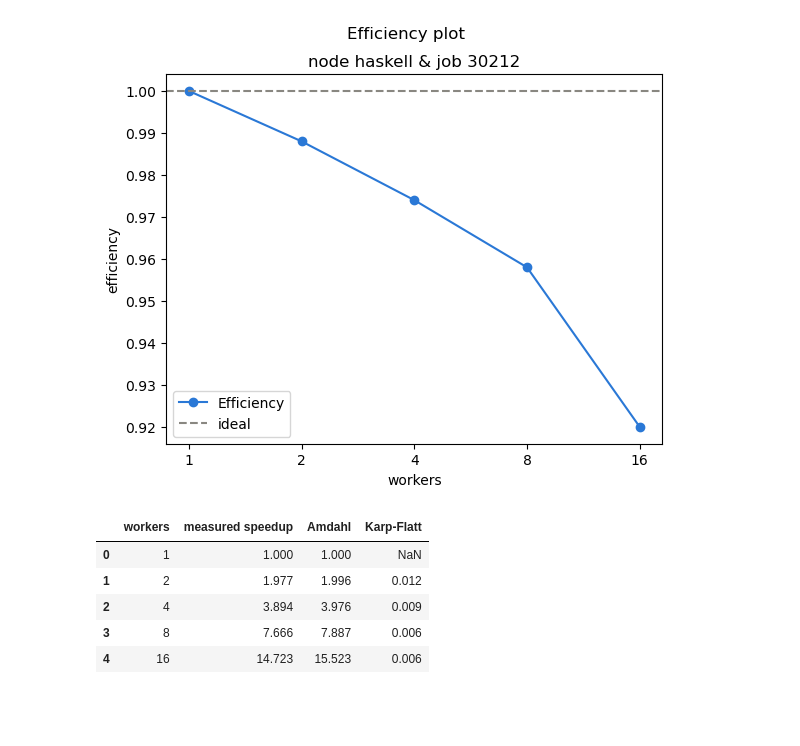
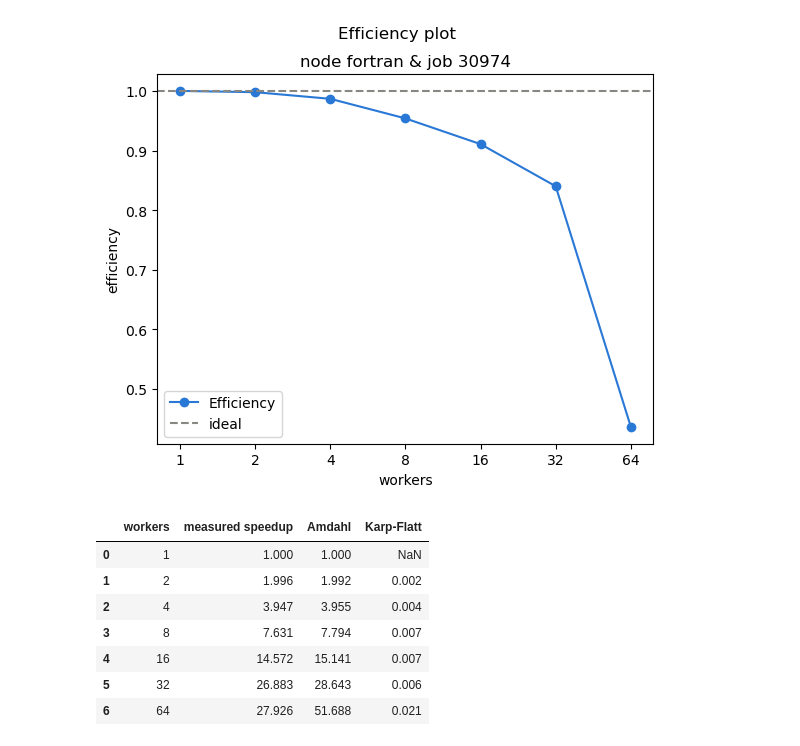
Before and after one commit to MaxTB9/ospc-lab1-a8, a Jupyter notebook: project/analysis/scaling.ipynb, the cells around one changed output. Saved outputs shown, nothing was run; the diff lists cells and outputs as text; code cells hidden in the pictures; blank space fills up the shorter version.

```diff
--- a/project/analysis/scaling.ipynb
+++ b/project/analysis/scaling.ipynb
@@ -11,7 +12,8 @@ import pandas as pd
 def results(path):
     # One row per number of workers: median times, speedup and efficiency.
     runs = pd.read_csv(path)
-    table = runs.groupby("workers")[["pool_start_s", "compute_wall_s", "total_s"]].median()
+    runs["serial"] = runs["pool_start_s"] + runs["load_s"] + runs["prepare_s"] + runs["write_s"]
+    table = runs.groupby("workers")[["serial", "compute_wall_s", "total_s"]].median()
     table["speedup"] = table["total_s"].iloc[0] / table["total_s"]
     table["efficiency"] = table["speedup"] / table.index
     groups = runs.groupby("workers")["total_s"]
@@ -19,13 +21,13 @@ def results(path):
     table["total_max"] = groups.max()
     table["speedup_min"] = table["total_s"].iloc[0] / table["total_max"]
     table["speedup_max"] = table["total_s"].iloc[0] / table["total_min"]
-    return table.round(3)
+    return table
 
 def amdahl(s, n):
     return 1 / (s + (1 - s) / n)
 
 def chart(table, color, plot):
-    s = table["pool_start_s"].iloc[0] / table["total_s"].iloc[0]
+    s = table["serial"].iloc[0] / table["total_s"].iloc[0]
     n = table.index
     if plot == 0:
         plt.plot(n, table["total_s"].iloc[0] / n, "--", color="#898781", label="ideal")
@@ -41,7 +43,7 @@ def chart(table, color, plot):
         plt.errorbar(n, table["speedup"], yerr=errorbar, capsize=3, fmt="o-", color=color, label=f"measured")
         plt.suptitle("Speedup plot")
     else:
-        plt.plot(n, compute["efficiency"], "o-", color= color, label = "Efficiency")
+        plt.plot(n, table["efficiency"], "o-", color= color, label = "Efficiency")
         plt.axhline(1, ls="--", color="#898781", label="ideal")
         plt.ylabel("efficiency")
         plt.suptitle("Efficiency plot")
@@ -56,8 +58,8 @@ def serial_fraction(table):
     S = table["speedup"].iloc[1:]
     return ((1 / S - 1 / n) / (1 - 1 / n)).round(3)
 # %%
-compute = results("../results/scaling-30212.csv")
-runs = pd.read_csv("../results/scaling-30212.csv")
+compute = results("../results/scaling-30974.csv")
+runs = pd.read_csv("../results/scaling-30974.csv")
 # %%
 chart(compute, "#2a78d6", 0)
 # %% [output]
@@ -69,29 +72,31 @@ chart(compute, "#2a78d6", 1)
 # %%
 chart(compute, "#2a78d6", 2)
 # %% [output]
-[figure, old version]
+[figure, new version]
 # %%
-s = compute["pool_start_s"].iloc[0] / compute["total_s"].iloc[0]
+s = compute["serial"].iloc[0] / compute["total_s"].iloc[0]
 n = compute.index
 
 # Serial fraction Amdahl
 am = amdahl(s, n)
 
 # Serial fraction Karp-Flatt
 sf = serial_fraction(compute)
 
 comparison = pd.DataFrame({
     "measured speedup" : compute["speedup"],
     "Amdahl" : am,
     "Karp-Flatt" : sf
 })
 
 comparison.reset_index(inplace=True)
 comparison.round(3)
 # %% [output]
 |  | workers | measured speedup | Amdahl | Karp-Flatt |
 | 0 | 1 | 1.000 | 1.000 | NaN |
-| 1 | 2 | 1.977 | 1.996 | 0.012 |
-| 2 | 4 | 3.894 | 3.976 | 0.009 |
-| 3 | 8 | 7.666 | 7.887 | 0.006 |
-| 4 | 16 | 14.723 | 15.523 | 0.006 |
+| 1 | 2 | 1.996 | 1.992 | 0.002 |
+| 2 | 4 | 3.947 | 3.955 | 0.004 |
+| 3 | 8 | 7.631 | 7.794 | 0.007 |
+| 4 | 16 | 14.572 | 15.141 | 0.007 |
+| 5 | 32 | 26.883 | 28.643 | 0.006 |
+| 6 | 64 | 27.926 | 51.688 | 0.021 |
```
Also changed, not shown: parts of 3 cells of this notebook, 2 other files.
